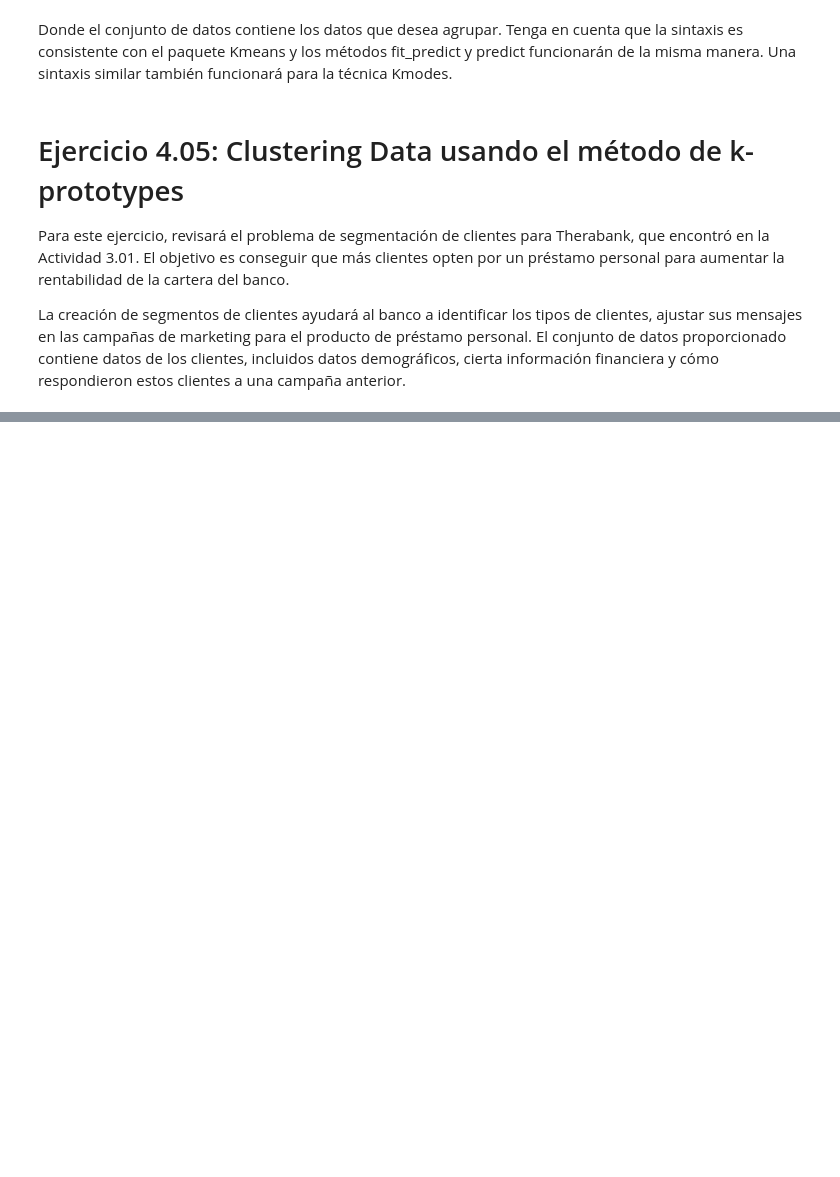
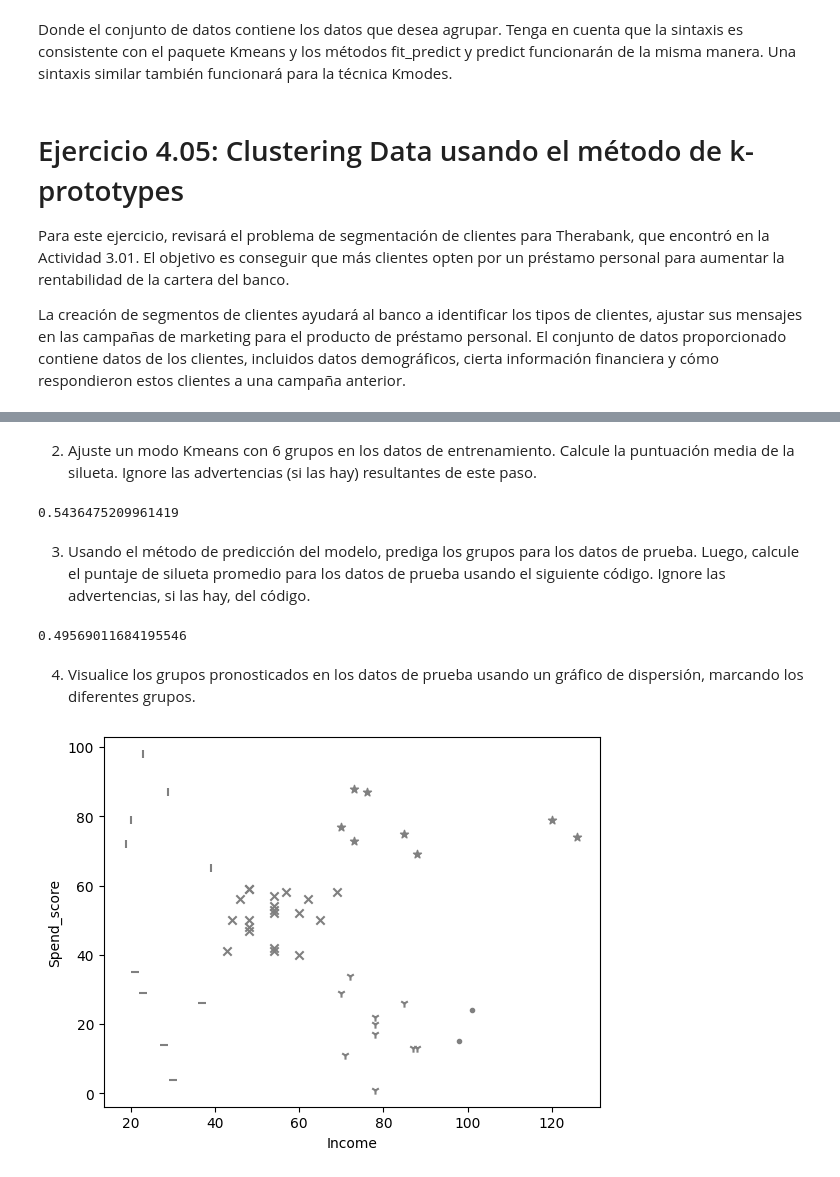
Before and after one commit to limspiga/customer-analytics, a Jupyter notebook: week-2b/customer_analytics_week_2b.ipynb, the cells around one changed output, grey strips where cells are left out. Cells and saved outputs as stored; diff of their text form; code cells hidden in the pictures; blank space fills up the shorter version.

```diff
--- a/week-2b/customer_analytics_week_2b.ipynb
+++ b/week-2b/customer_analytics_week_2b.ipynb
@@ -593,0 +780,5 @@ La creación de segmentos de clientes ayudará al banco a identificar los tipos
+# %%
+from sklearn.model_selection import train_test_split
+df_train, df_test = train_test_split\
+                    (mall0, train_size=0.75, \
+                     random_state=42)
@@ -593,0 +795,37 @@ La creación de segmentos de clientes ayudará al banco a identificar los tipos
+# %% [markdown]
+2. Ajuste un modo Kmeans con 6 grupos en los datos de entrenamiento. Calcule la puntuación media de la silueta. Ignore las advertencias (si las hay) resultantes de este paso.
+# %%
+model = KMeans(n_clusters=6, random_state=42)
+df_train['Cluster'] = model.fit_predict(df_train[cluster_cols])
+silhouette_avg = silhouette_score\
+                 (df_train[cluster_cols], df_train['Cluster'])
+print(silhouette_avg)
+
+# La puntuación debe ser 0,545. A continuación,
+# averigüe la puntuación cuando se aplica el modelo al conjunto de prueba.
+# %% [output]
+0.5436475209961419
+# %% [markdown]
+3. Usando el método de predicción del modelo, prediga los grupos para los datos de prueba. Luego, calcule el puntaje de silueta promedio para los datos de prueba usando el siguiente código. Ignore las advertencias, si las hay, del código.
+# %%
+df_test['Cluster'] = model.predict(df_test[cluster_cols])
+silhouette_avg = silhouette_score\
+                 (df_test[cluster_cols],df_test['Cluster'])
+print(silhouette_avg)
+
+# El puntaje de la silueta es 0.495, que es una gran caída de 0.545 en el
+# juego de entrenamiento. Para comprender la causa de esta caída,
+# deberá visualizar los grupos en los datos de prueba.
+# %% [output]
+0.49569011684195546
+# %% [markdown]
+4. Visualice los grupos pronosticados en los datos de prueba usando un gráfico de dispersión, marcando los diferentes grupos.
+# %%
+for clust in range(df_test.Cluster.nunique()):
+    temp = df_test[df_test.Cluster == clust]
+    plt.scatter(temp.Income, temp.Spend_score, marker=markers[clust], color='gray')
+    plt.xlabel("Income")
+plt.ylabel("Spend_score")
+plt.show()
+# %% [output]
+[figure, added]
```
Also changed, not shown: parts of 57 cells of this notebook.
